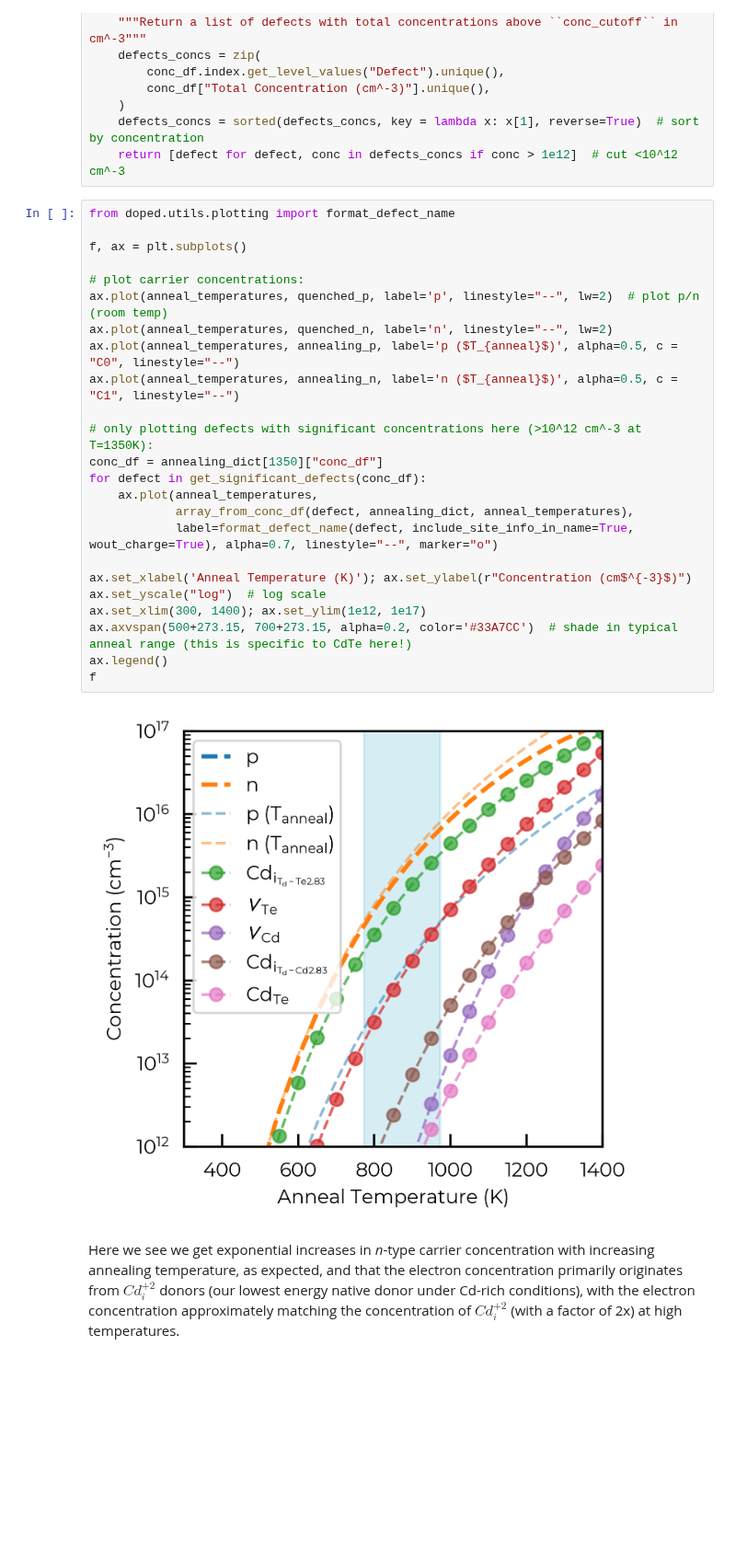
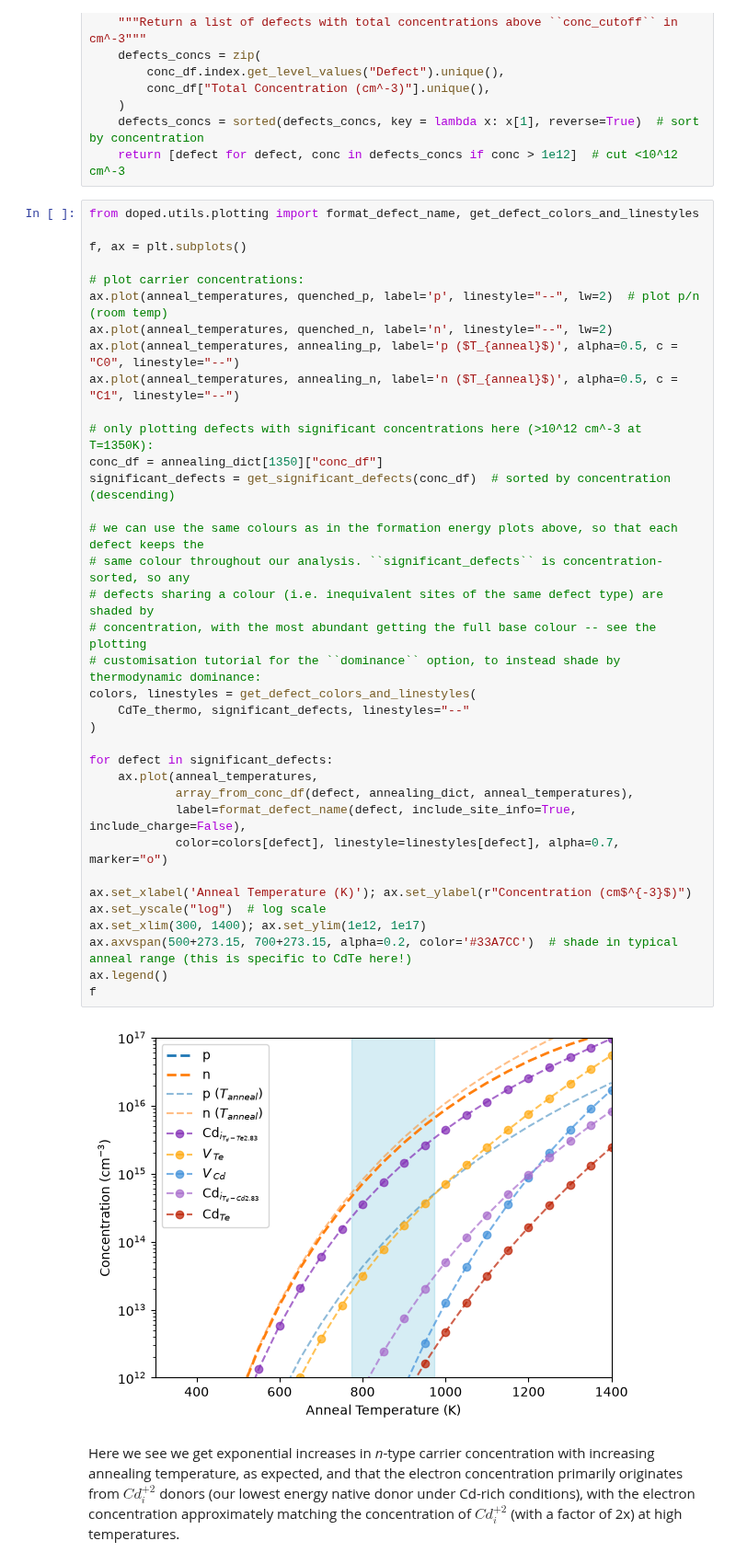
Before and after one commit to SMTG-Bham/doped, a Jupyter notebook: examples/thermodynamics_tutorial.ipynb, the cells around one changed output. Shown at 92% size. Saved outputs shown, nothing was run; the diff lists cells and outputs as text; blank space fills up the shorter version.

```diff
--- a/examples/thermodynamics_tutorial.ipynb
+++ b/examples/thermodynamics_tutorial.ipynb
@@ -249,31 +249,43 @@ def get_significant_defects(conc_df, conc_cutoff=1e12):
     defects_concs = sorted(defects_concs, key = lambda x: x[1], reverse=True)  # sort by concentration
     return [defect for defect, conc in defects_concs if conc > 1e12]  # cut <10^12 cm^-3
 # %%
-from doped.utils.plotting import format_defect_name
+from doped.utils.plotting import format_defect_name, get_defect_colors_and_linestyles
 
 f, ax = plt.subplots()
 
 # plot carrier concentrations:
 ax.plot(anneal_temperatures, quenched_p, label='p', linestyle="--", lw=2)  # plot p/n (room temp)
 ax.plot(anneal_temperatures, quenched_n, label='n', linestyle="--", lw=2)
 ax.plot(anneal_temperatures, annealing_p, label='p ($T_{anneal}$)', alpha=0.5, c = "C0", linestyle="--")
 ax.plot(anneal_temperatures, annealing_n, label='n ($T_{anneal}$)', alpha=0.5, c = "C1", linestyle="--")
 
 # only plotting defects with significant concentrations here (>10^12 cm^-3 at T=1350K):
 conc_df = annealing_dict[1350]["conc_df"]
-for defect in get_significant_defects(conc_df):
+significant_defects = get_significant_defects(conc_df)  # sorted by concentration (descending)
+
+# we can use the same colours as in the formation energy plots above, so that each defect keeps the
+# same colour throughout our analysis. ``significant_defects`` is concentration-sorted, so any
+# defects sharing a colour (i.e. inequivalent sites of the same defect type) are shaded by
+# concentration, with the most abundant getting the full base colour -- see the plotting
+# customisation tutorial for the ``dominance`` option, to instead shade by thermodynamic dominance:
+colors, linestyles = get_defect_colors_and_linestyles(
+    CdTe_thermo, significant_defects, linestyles="--"
+)
+
+for defect in significant_defects:
     ax.plot(anneal_temperatures,
             array_from_conc_df(defect, annealing_dict, anneal_temperatures),
-            label=format_defect_name(defect, include_site_info_in_name=True, wout_charge=True), alpha=0.7, linestyle="--", marker="o")
+            label=format_defect_name(defect, include_site_info=True, include_charge=False),
+            color=colors[defect], linestyle=linestyles[defect], alpha=0.7, marker="o")
 
 ax.set_xlabel('Anneal Temperature (K)'); ax.set_ylabel(r"Concentration (cm$^{-3}$)")
 ax.set_yscale("log")  # log scale
 ax.set_xlim(300, 1400); ax.set_ylim(1e12, 1e17)
 ax.axvspan(500+273.15, 700+273.15, alpha=0.2, color='#33A7CC')  # shade in typical anneal range (this is specific to CdTe here!)
 ax.legend()
 f
 # %% [output]
-[figure, old version]
+[figure, new version]
 # %% [markdown]
 Here we see we get exponential increases in _n_-type carrier concentration with increasing annealing temperature, as expected, and that the electron concentration primarily originates from $Cd_{i}^{+2}$ donors (our lowest energy native donor under Cd-rich conditions), with the electron concentration approximately matching the concentration of $Cd_{i}^{+2}$ (with a factor of 2x) at high temperatures.
 # %% [markdown]
```
Also changed, not shown: 42 other files.
